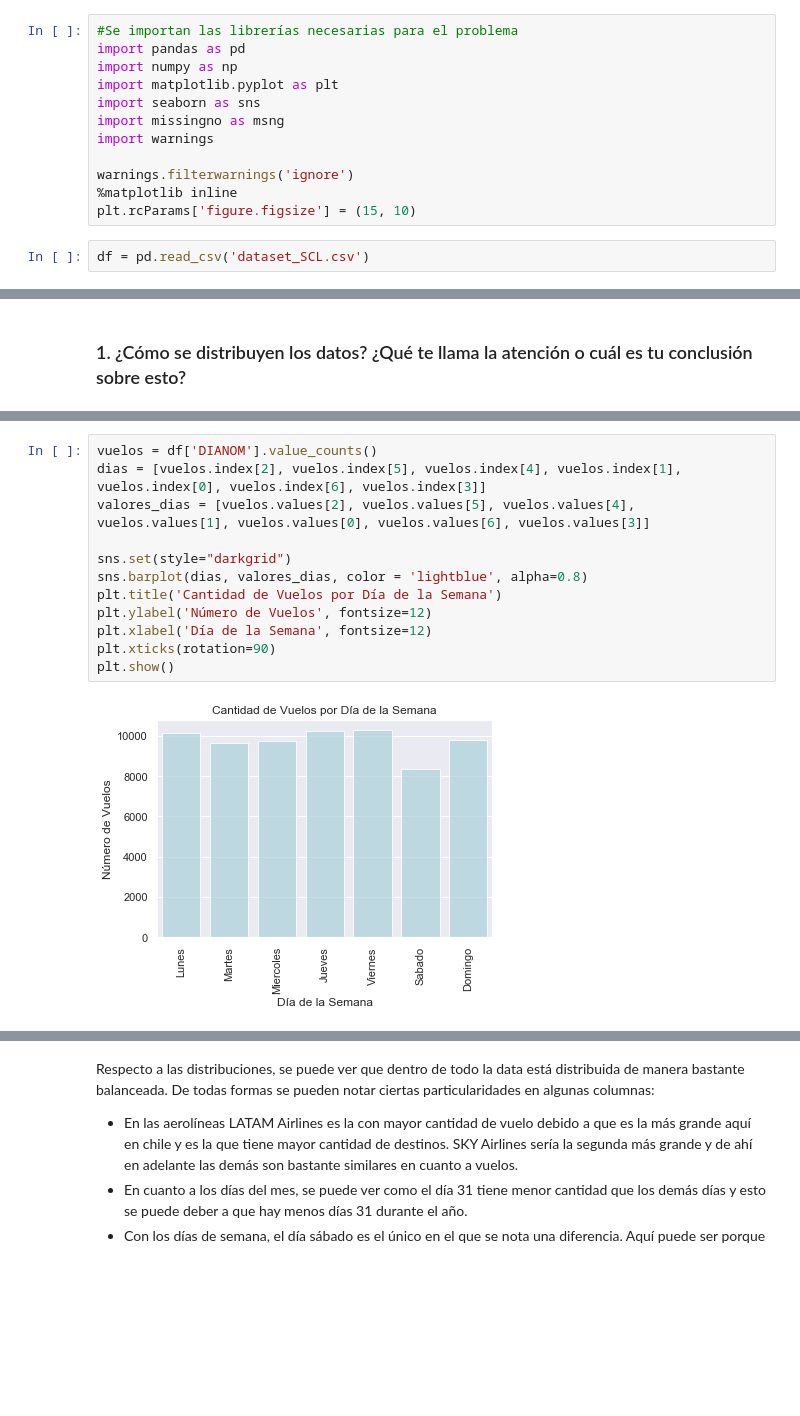
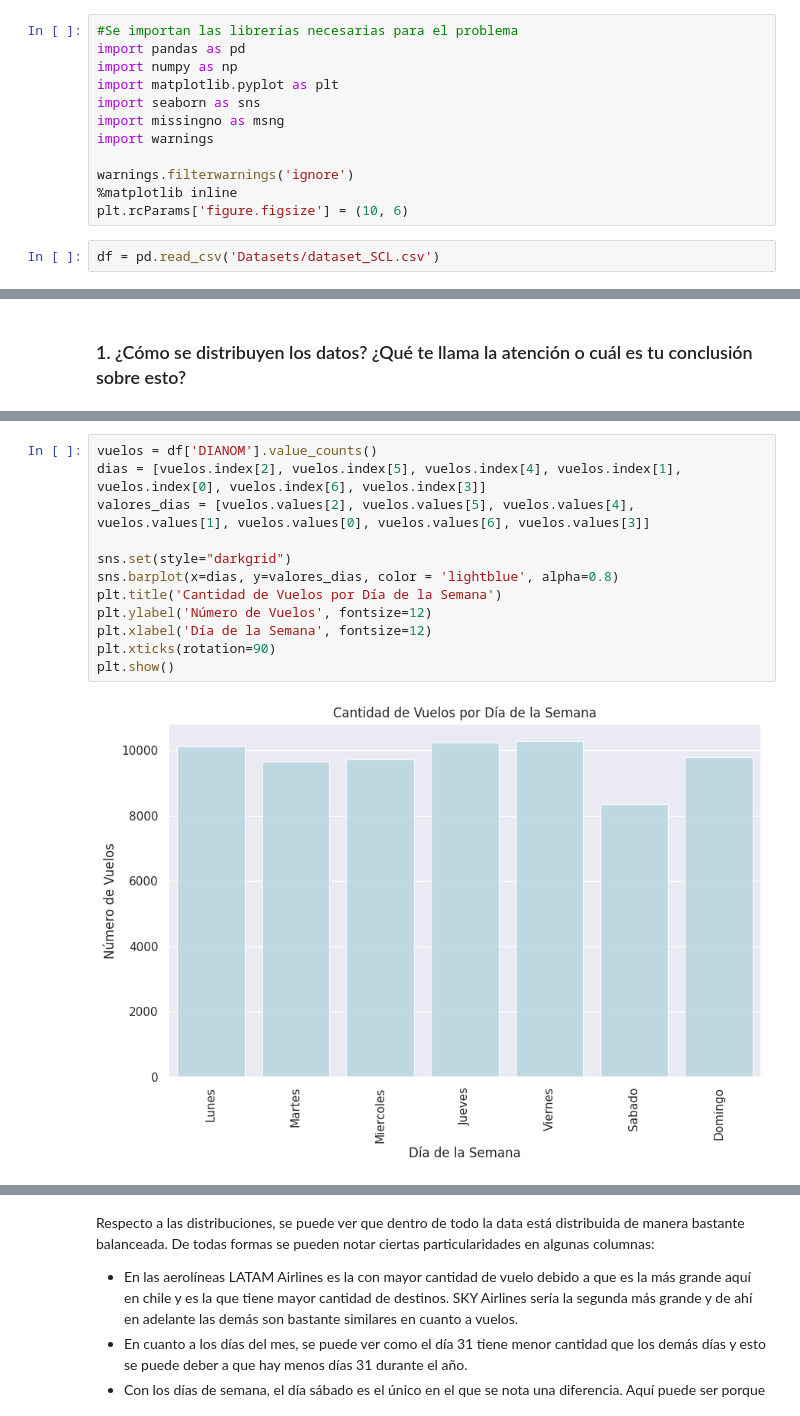
Before and after one commit to rocholaky/NeuralWorksChallenge, a Jupyter notebook: to-expose.ipynb, the cells around one changed output, grey strips where cells are left out. Drawn from its saved outputs; the diff is of its cells as text; blank space fills up the shorter version.

```diff
--- a/to-expose.ipynb
+++ b/to-expose.ipynb
@@ -40,9 +40,9 @@ import warnings
 
 warnings.filterwarnings('ignore')
 %matplotlib inline
-plt.rcParams['figure.figsize'] = (15, 10)
+plt.rcParams['figure.figsize'] = (10, 6)
 # %%
-df = pd.read_csv('dataset_SCL.csv')
+df = pd.read_csv('Datasets/dataset_SCL.csv')
 # %%
 df.head()
 # %% [output]
@@ -135,17 +133,17 @@ plt.show()
 # %%
 vuelos = df['DIANOM'].value_counts()
 dias = [vuelos.index[2], vuelos.index[5], vuelos.index[4], vuelos.index[1], vuelos.index[0], vuelos.index[6], vuelos.index[3]]
 valores_dias = [vuelos.values[2], vuelos.values[5], vuelos.values[4], vuelos.values[1], vuelos.values[0], vuelos.values[6], vuelos.values[3]]
 
 sns.set(style="darkgrid")
-sns.barplot(dias, valores_dias, color = 'lightblue', alpha=0.8)
+sns.barplot(x=dias, y=valores_dias, color = 'lightblue', alpha=0.8)
 plt.title('Cantidad de Vuelos por Día de la Semana')
 plt.ylabel('Número de Vuelos', fontsize=12)
 plt.xlabel('Día de la Semana', fontsize=12)
 plt.xticks(rotation=90)
 plt.show()
 # %% [output]
-[figure, old version]
+[figure, new version]
 # %%
 vuelos = df['TIPOVUELO'].value_counts()
 sns.set(style="darkgrid")
```
Also changed, not shown: parts of 17 cells of this notebook, 12 other files.
